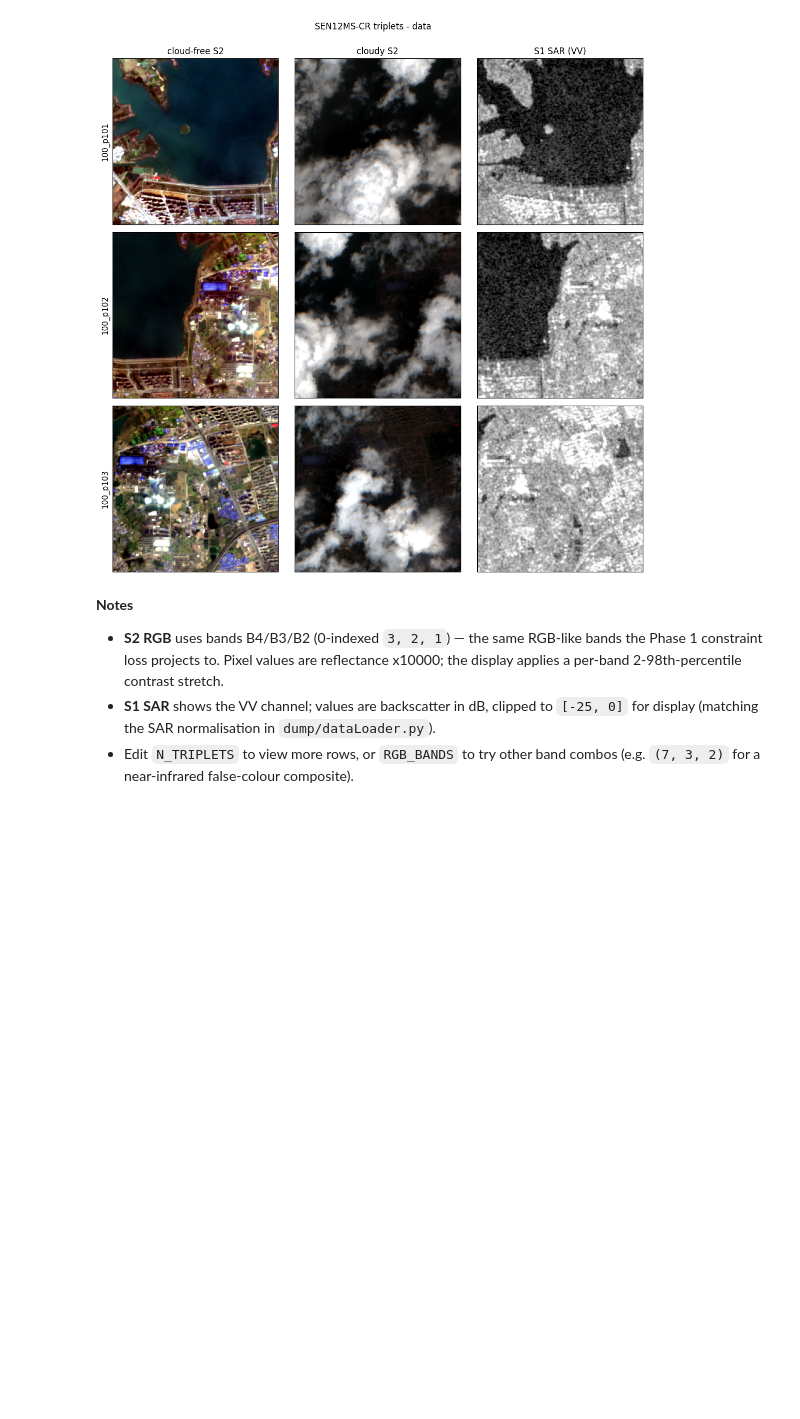
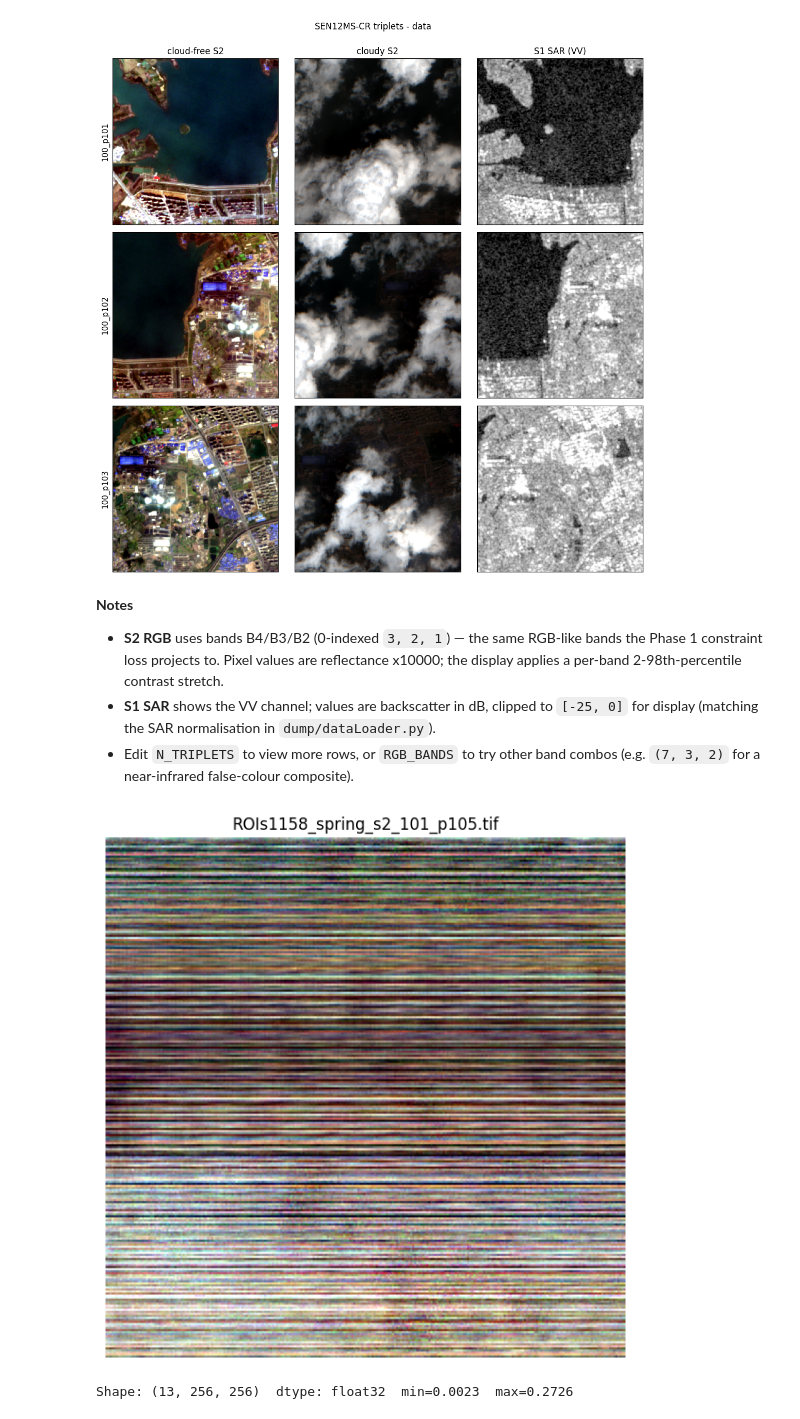
Before and after one commit to weikaylee/cs159, a Jupyter notebook: view_triplets.ipynb, the cells around one changed output. Saved outputs shown, nothing was run; the diff lists cells and outputs as text; code cells hidden in the pictures; blank space fills up the shorter version.

```diff
--- a/view_triplets.ipynb
+++ b/view_triplets.ipynb
@@ -111,3 +115,60 @@ plt.show()
   `[-25, 0]` for display (matching the SAR normalisation in `dump/dataLoader.py`).
 - Edit `N_TRIPLETS` to view more rows, or `RGB_BANDS` to try other band combos
   (e.g. `(7, 3, 2)` for a near-infrared false-colour composite).
+# %%
+def show_tif(path, bands=(3, 2, 1), percentile=(2, 98), figsize=(6, 6)):
+    """Display any .tif file.
+
+    - 1-band: grayscale with percentile stretch
+    - 2-band: shows band 0 as grayscale (e.g. S1 VV)
+    - 3-band: shown as RGB
+    - 4+ bands: uses `bands` tuple to pick R, G, B (default B4/B3/B2 for S2)
+    """
+    with rasterio.open(path) as src:
+        arr = src.read().astype(np.float32)
+
+    n_bands = arr.shape[0]
+
+    if n_bands == 1:
+        img = arr[0]
+        lo, hi = np.percentile(img, percentile)
+        img = np.clip((img - lo) / (hi - lo + 1e-8), 0, 1)
+        cmap = 'gray'
+        display = img
+    elif n_bands == 2:
+        img = arr[0]                          # VV channel (e.g. S1)
+        lo, hi = np.percentile(img, percentile)
+        display = np.clip((img - lo) / (hi - lo + 1e-8), 0, 1)
+        cmap = 'gray'
+    elif n_bands == 3:
+        rgb = arr
+        out = np.empty_like(rgb)
+        for c in range(3):
+            lo, hi = np.percentile(rgb[c], percentile)
+            out[c] = np.clip((rgb[c] - lo) / (hi - lo + 1e-8), 0, 1)
+        display = np.transpose(out, (1, 2, 0))
+        cmap = None
+    else:
+        idx = [b for b in bands if b < n_bands]
+        rgb = arr[idx]
+        out = np.empty_like(rgb)
+        for c in range(len(idx)):
+            lo, hi = np.percentile(rgb[c], percentile)
+            out[c] = np.clip((rgb[c] - lo) / (hi - lo + 1e-8), 0, 1)
+        display = np.transpose(out, (1, 2, 0))
+        cmap = None
+
+    fig, ax = plt.subplots(figsize=figsize)
+    ax.imshow(display, cmap=cmap)
+    ax.set_title(Path(path).name)
+    ax.axis('off')
+    plt.tight_layout()
+    plt.show()
+    print(f"Shape: {arr.shape}  dtype: {arr.dtype}  "
+          f"min={arr.min():.4f}  max={arr.max():.4f}")
+
+# ---- edit this path ----
+show_tif('../results/sample/ROIs1158_spring_s2_101_p105.tif')
+# %% [output]
+[figure, added]
+Shape: (13, 256, 256)  dtype: float32  min=0.0023  max=0.2726
```
Also changed, not shown: parts of 1 cell of this notebook, 20 other files.
